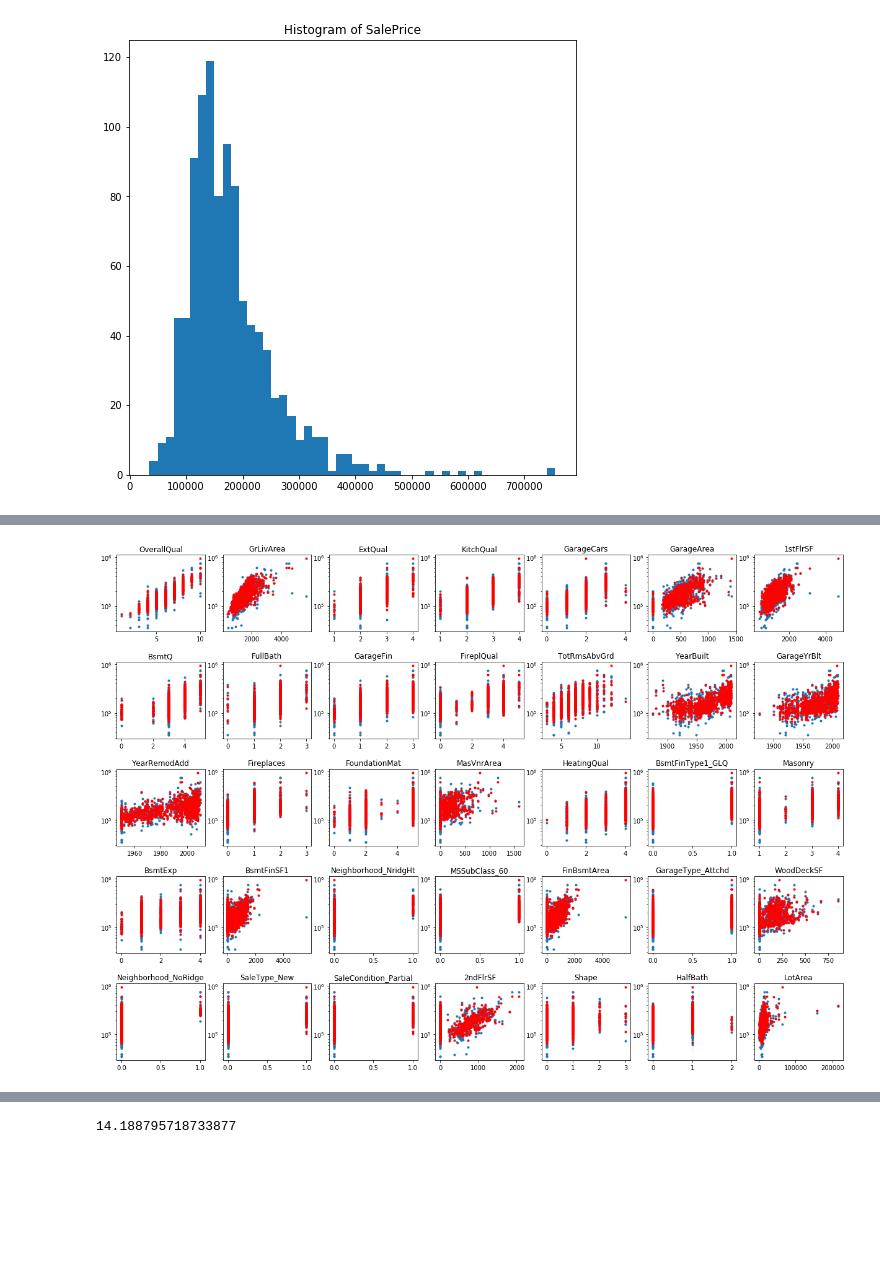
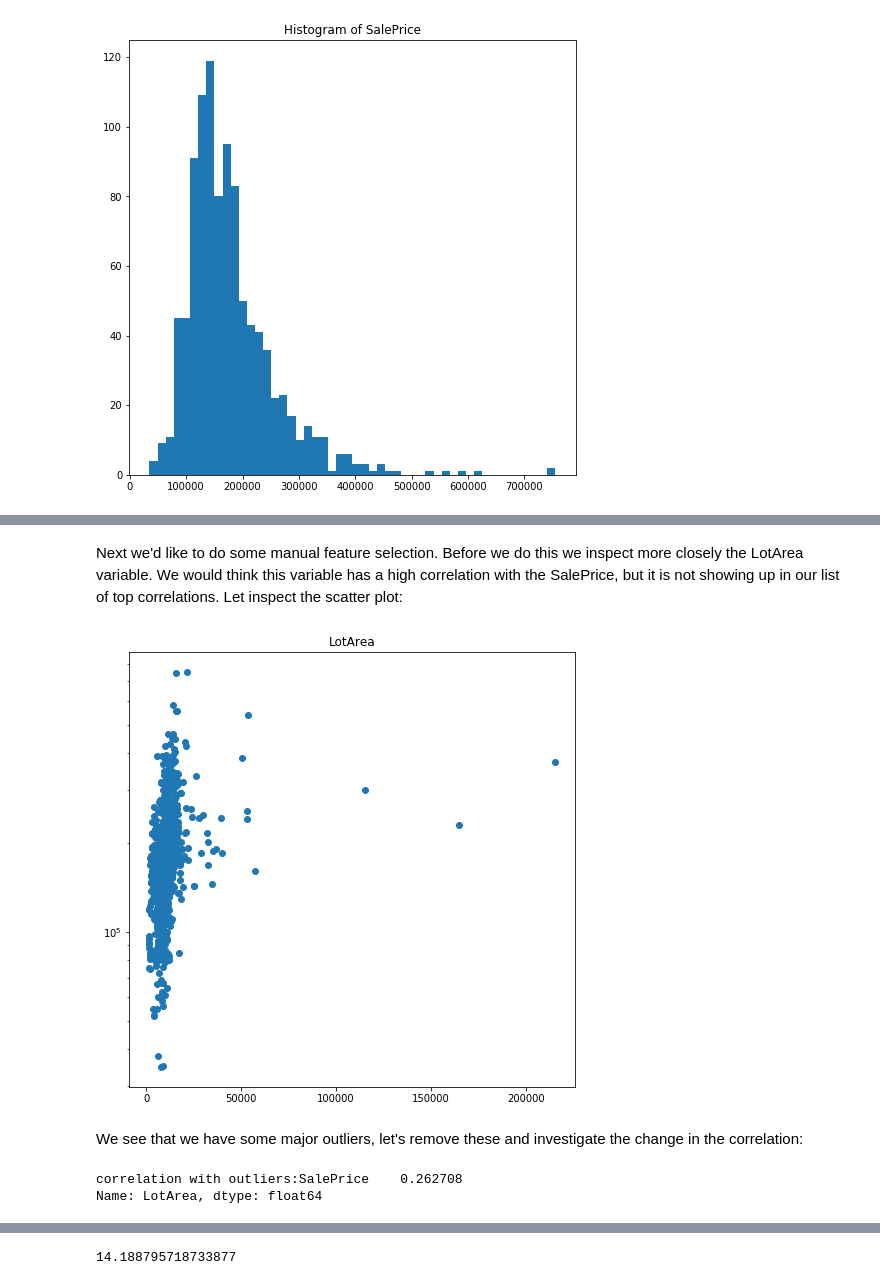
Before and after one commit to RLashofRegas/w207-machine-learning-final-project, a Jupyter notebook: Robin_Lashof-Regas_Final.ipynb, the cells around one changed output, grey strips where cells are left out. Cells and saved outputs as stored; diff of their text form; code cells hidden in the pictures; blank space fills up the shorter version.

```diff
--- a/Robin_Lashof-Regas_Final.ipynb
+++ b/Robin_Lashof-Regas_Final.ipynb
@@ -402,14 +439,23 @@ results.append(['top corrs linear (vs log(SP))', err])
+# %% [markdown]
+Next we'd like to do some manual feature selection. Before we do this we inspect more closely the LotArea variable. We would think this variable has a high correlation with the SalePrice, but it is not showing up in our list of top correlations. Let inspect the scatter plot:
 # %%
-fig = plt.figure(figsize=(21,15))
+# visualize features with highest correllations
+colsToVisualize = ['LotArea']
+
+fig = plt.figure(figsize=(8,8))
 plt.subplots_adjust(hspace=0.4)
-y_train_pred_log = lm.predict(X)
-y_train_pred = np.array([exp(x) for x in y_train_pred_log])
-for idx,col in enumerate(topcorrs, start=1):
-  ax = fig.add_subplot(5,7,idx)
-  ax.scatter(processed[col], processed['SalePrice'], marker='.')
-  ax.scatter(X[col], y_train_pred, color='r', marker='.')
+for idx,col in enumerate(colsToVisualize, start=1):
+  ax = fig.add_subplot(1,1,idx)
+  ax.scatter(processed[col], processed['SalePrice'])
   plt.yscale('log') # added after the fact because plots had larger dispersion at high SalePrice
   ax.set_title(col)
 fig.show()
 # %% [output]
-[figure, old version]
+[figure, new version]
+# %% [markdown]
+We see that we have some major outliers, let's remove these and investigate the change in the correlation:
+# %%
+print('correlation with outliers:' + str(corr[['SalePrice']].loc['LotArea', :]))
+# %% [output]
+correlation with outliers:SalePrice    0.262708
+Name: LotArea, dtype: float64
```
Also changed, not shown: parts of 48 cells of this notebook.
